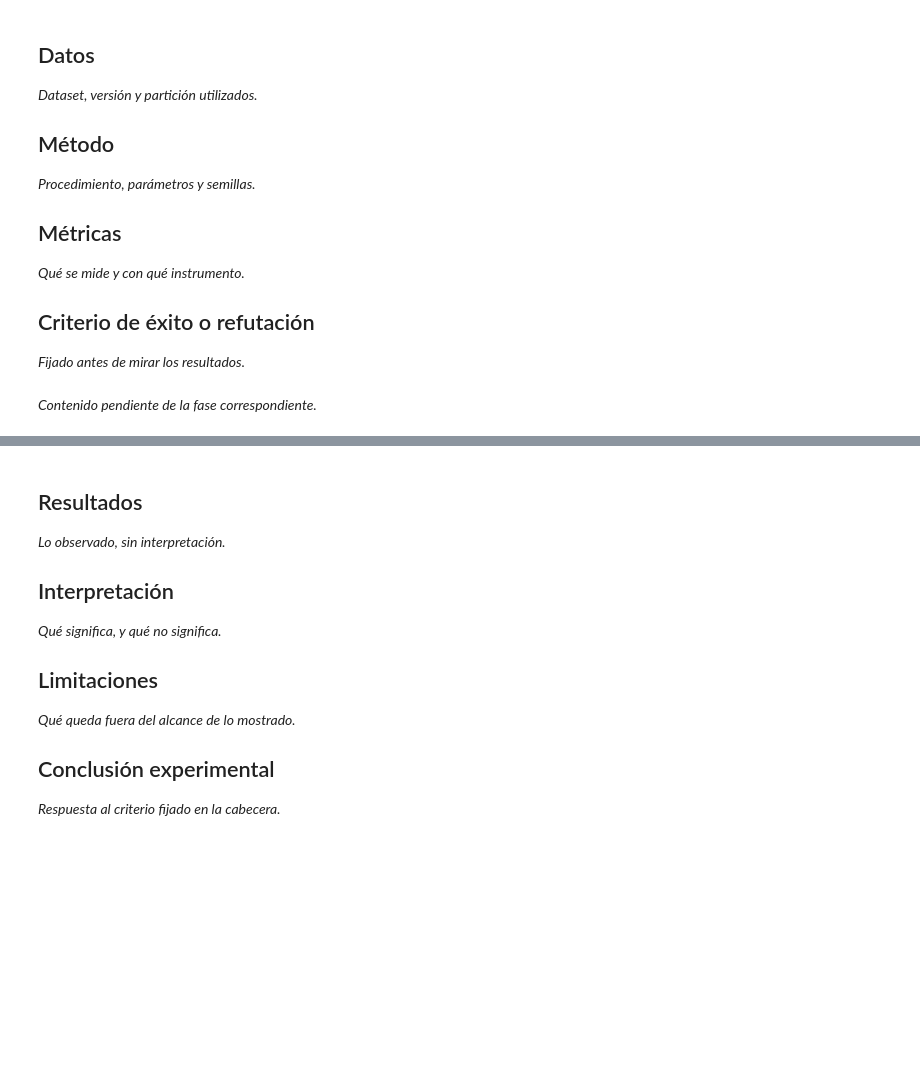
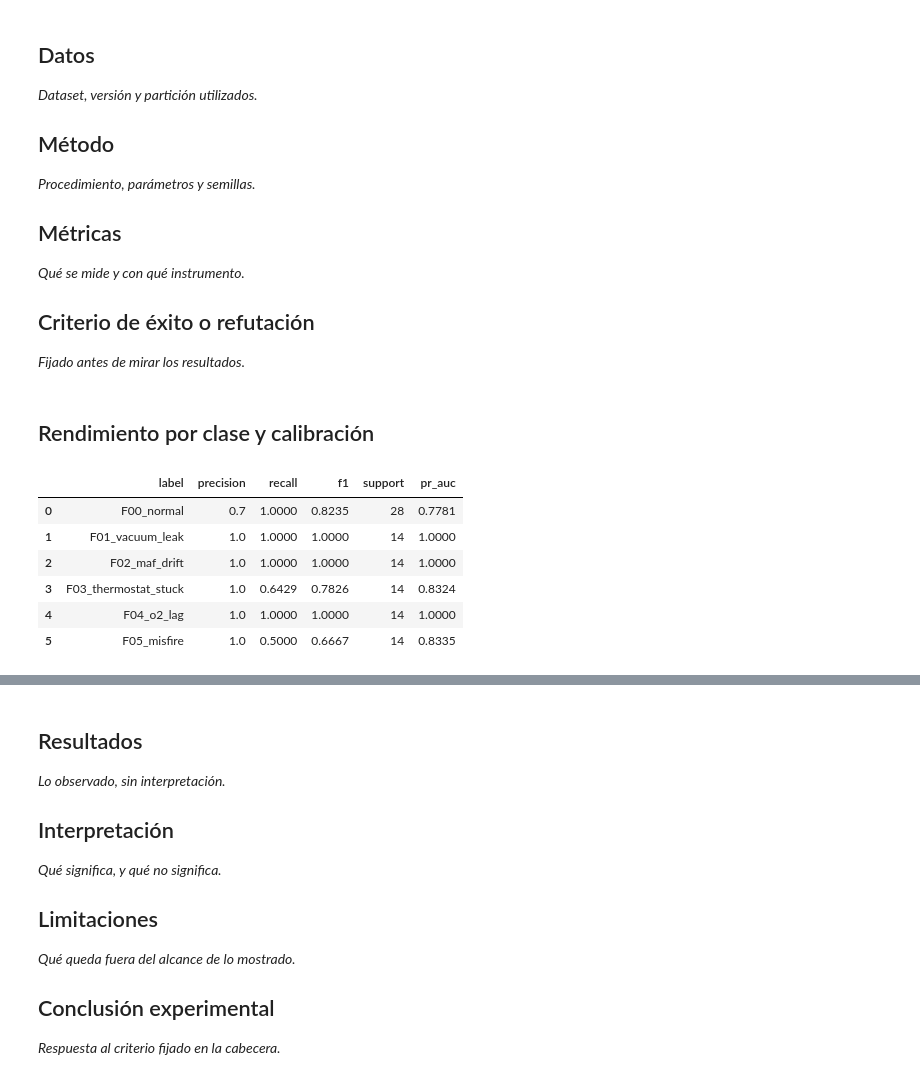
Before and after one commit to 3dluis/tfm-mecanico-ai, a Jupyter notebook: notebooks/06_model_evaluation.ipynb, the cells around one changed output, grey strips where cells are left out. Drawn from its saved outputs; the diff is of its cells as text; code cells hidden in the pictures; blank space fills up the shorter version.

```diff
--- a/notebooks/06_model_evaluation.ipynb
+++ b/notebooks/06_model_evaluation.ipynb
@@ -46,2 +44,0 @@ mecanico_ia_exp.__version__
-# %% [markdown]
-_Contenido pendiente de la fase correspondiente._
@@ -49,0 +45,14 @@ _Contenido pendiente de la fase correspondiente._
+# %% [markdown]
+## Rendimiento por clase y calibración
+# %%
+import json
+b = json.loads((paths.EXPERIMENTS / 'E6_baseline_synthetic_v2.json').read_text())
+pd.DataFrame(b['metrics']['per_class'])
+# %% [output]
+|  | label | precision | recall | f1 | support | pr_auc |
+| 0 | F00_normal | 0.7 | 1.0000 | 0.8235 | 28 | 0.7781 |
+| 1 | F01_vacuum_leak | 1.0 | 1.0000 | 1.0000 | 14 | 1.0000 |
+| 2 | F02_maf_drift | 1.0 | 1.0000 | 1.0000 | 14 | 1.0000 |
+| 3 | F03_thermostat_stuck | 1.0 | 0.6429 | 0.7826 | 14 | 0.8324 |
+| 4 | F04_o2_lag | 1.0 | 1.0000 | 1.0000 | 14 | 1.0000 |
+| 5 | F05_misfire | 1.0 | 0.5000 | 0.6667 | 14 | 0.8335 |
```
Also changed, not shown: parts of 5 cells of this notebook, 12 other files.
